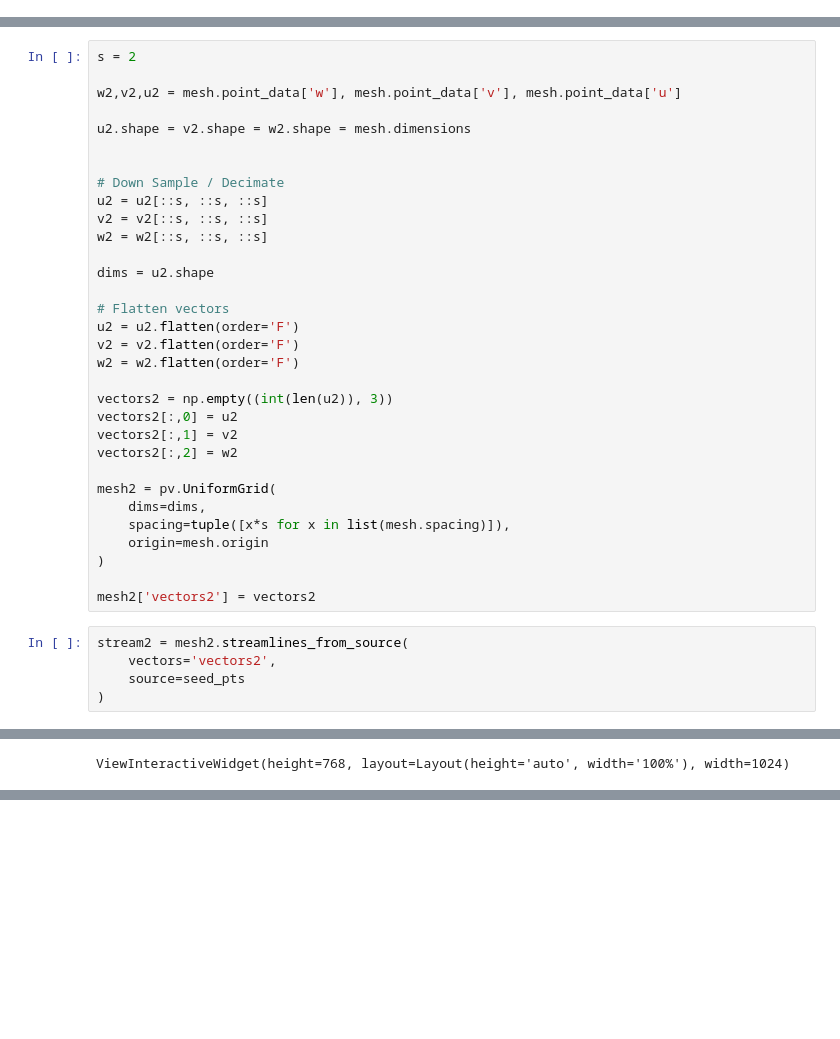
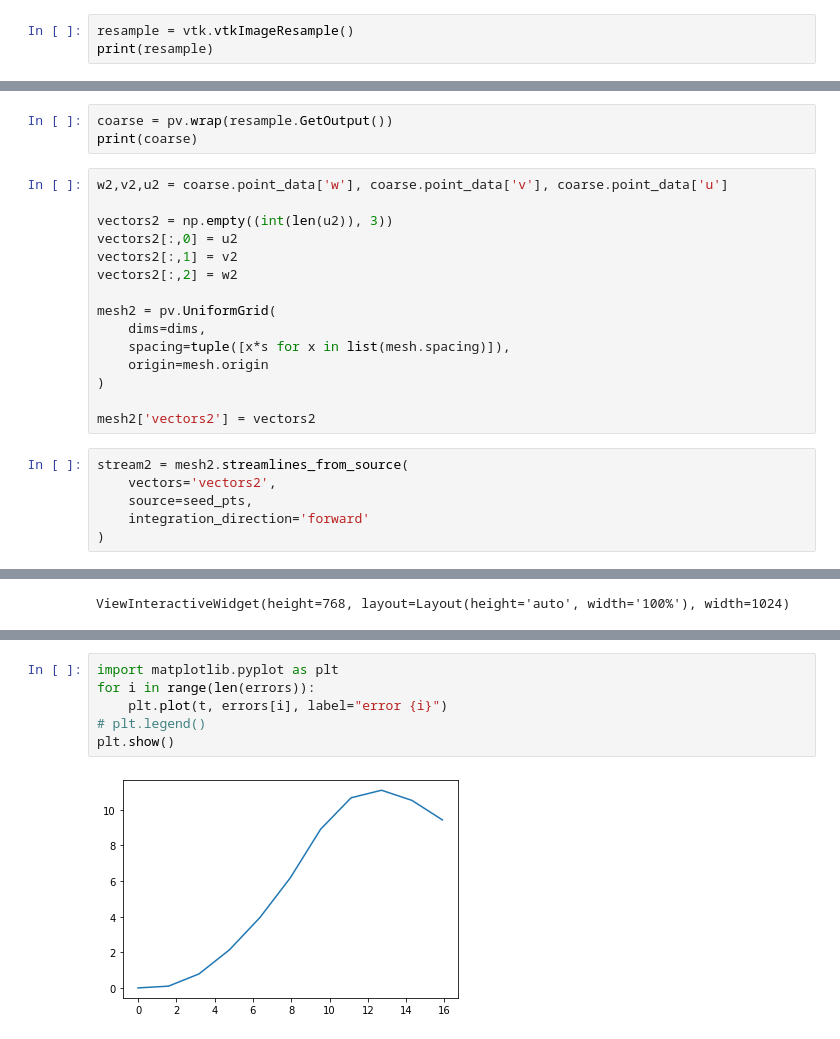
Before and after one commit to calebedwards21/vector_visualization, a Jupyter notebook: Tornado_3D/vtk_torndao_streamlines.ipynb, the cells around one changed output, grey strips where cells are left out. Saved outputs shown, nothing was run; the diff lists cells and outputs as text; blank space fills up the shorter version.

```diff
--- a/Tornado_3D/vtk_torndao_streamlines.ipynb
+++ b/Tornado_3D/vtk_torndao_streamlines.ipynb
@@ -28,0 +38,3 @@ stream1, seed_pts = mesh.streamlines(
+# %%
+resample = vtk.vtkImageResample()
+print(resample)
@@ -29,22 +226,8 @@ stream1, seed_pts = mesh.streamlines(
+# %%
+coarse = pv.wrap(resample.GetOutput())
+print(coarse)
 # %%
-s = 2
-
-w2,v2,u2 = mesh.point_data['w'], mesh.point_data['v'], mesh.point_data['u']
-
-u2.shape = v2.shape = w2.shape = mesh.dimensions
-
-
-# Down Sample / Decimate
-u2 = u2[::s, ::s, ::s]
-v2 = v2[::s, ::s, ::s]
-w2 = w2[::s, ::s, ::s]
-
-dims = u2.shape
-
-# Flatten vectors
-u2 = u2.flatten(order='F')
-v2 = v2.flatten(order='F')
-w2 = w2.flatten(order='F')
+w2,v2,u2 = coarse.point_data['w'], coarse.point_data['v'], coarse.point_data['u']
 
 vectors2 = np.empty((int(len(u2)), 3))
 vectors2[:,0] = u2
@@ -61,5 +244,6 @@ mesh2['vectors2'] = vectors2
 # %%
 stream2 = mesh2.streamlines_from_source(
     vectors='vectors2',
-    source=seed_pts
+    source=seed_pts,
+    integration_direction='forward'
 )
@@ -89,0 +307,8 @@ ViewInteractiveWidget(height=768, layout=Layout(height='auto', width='100%'), wi
+# %%
+import matplotlib.pyplot as plt
+for i in range(len(errors)):
+    plt.plot(t, errors[i], label="error {i}")
+# plt.legend()
+plt.show()
+# %% [output]
+[figure, added]
```
Also changed, not shown: parts of 15 cells of this notebook, 2 other files.
